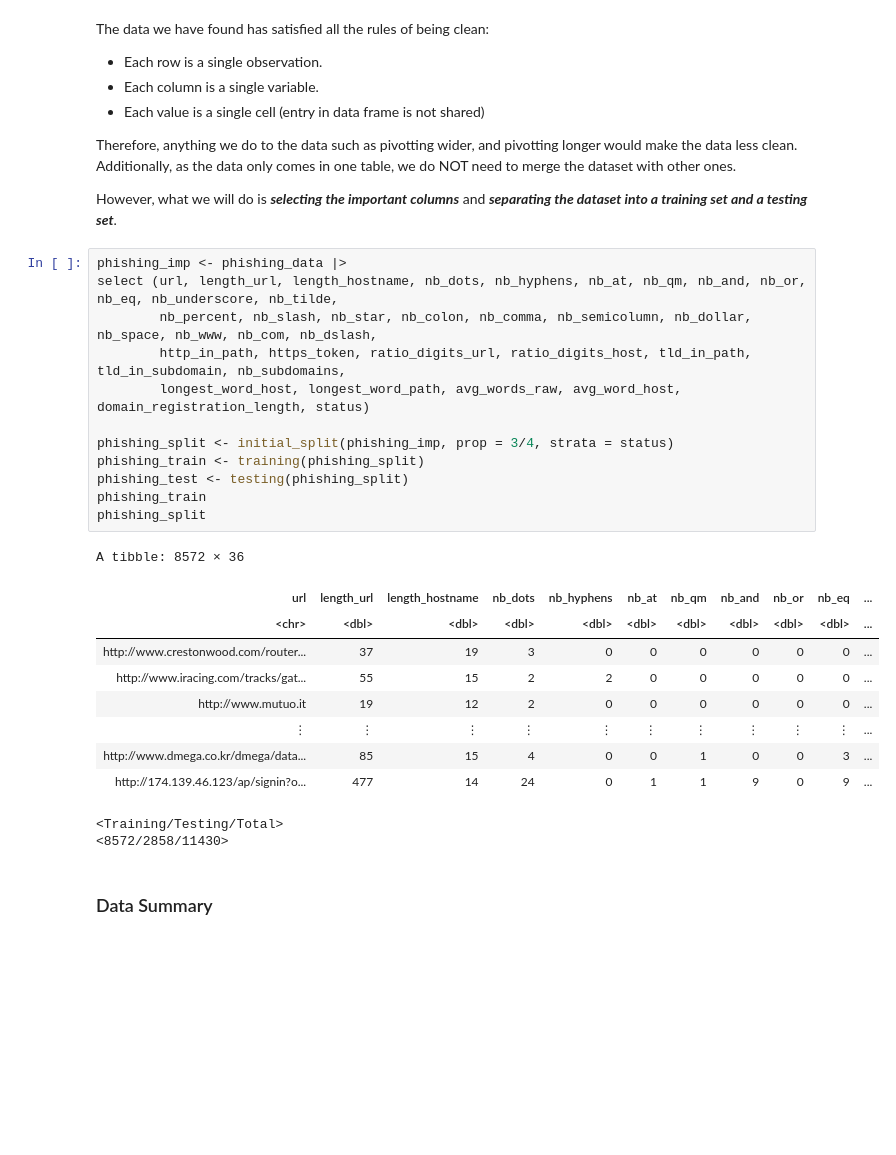
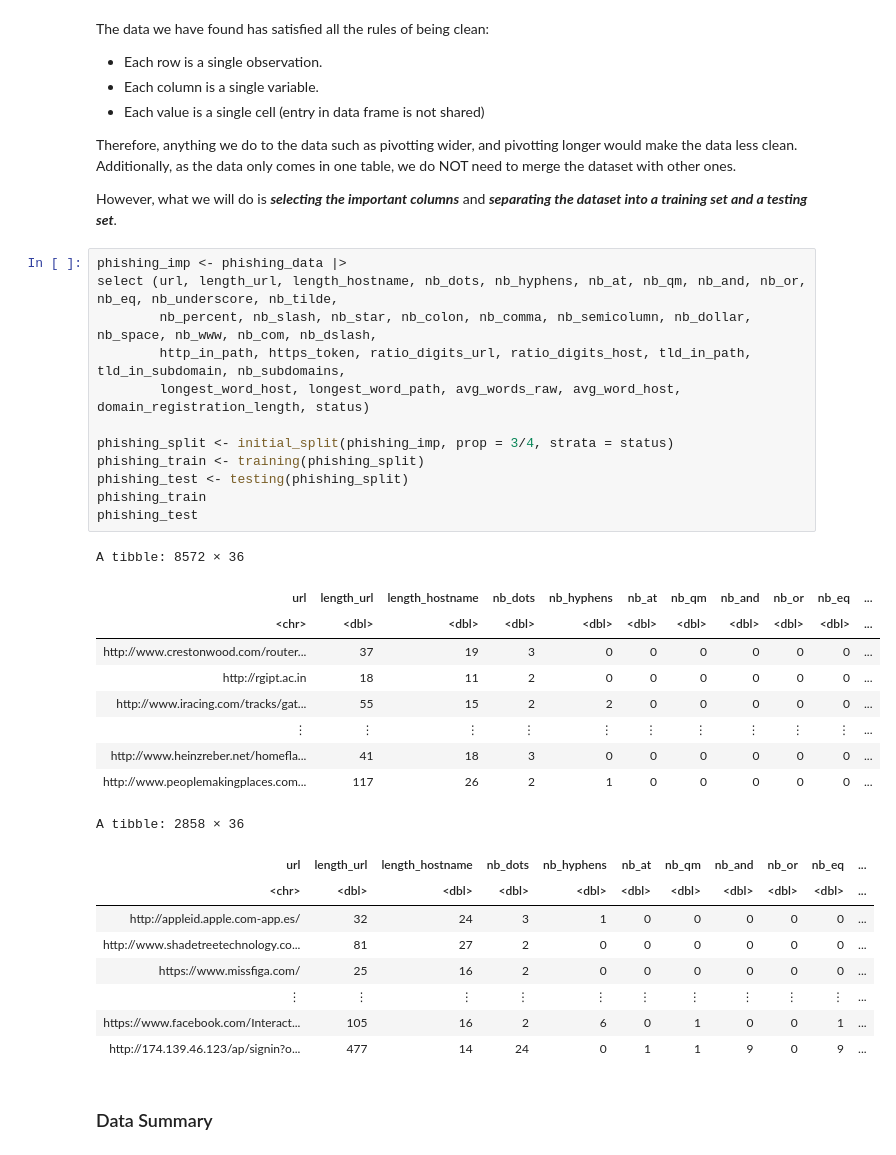
Before and after one commit to BriHan-Tech/phishing-detection, a Jupyter notebook: Topic Proposal.ipynb, the cells around one changed output. Cells and saved outputs as stored; diff of their text form; blank space fills up the shorter version.

Commit message:
Start of Topic proposal
Splitting the data into training and testing sets.

```diff
--- a/Topic Proposal.ipynb
+++ b/Topic Proposal.ipynb
@@ -81,27 +81,34 @@ However, what we will do is ***selecting the important columns*** and ***separat
 # %%
 phishing_imp <- phishing_data |>
 select (url, length_url, length_hostname, nb_dots, nb_hyphens, nb_at, nb_qm, nb_and, nb_or, nb_eq, nb_underscore, nb_tilde,
         nb_percent, nb_slash, nb_star, nb_colon, nb_comma, nb_semicolumn, nb_dollar, nb_space, nb_www, nb_com, nb_dslash,
         http_in_path, https_token, ratio_digits_url, ratio_digits_host, tld_in_path, tld_in_subdomain, nb_subdomains,
         longest_word_host, longest_word_path, avg_words_raw, avg_word_host, domain_registration_length, status)
 
 phishing_split <- initial_split(phishing_imp, prop = 3/4, strata = status)
 phishing_train <- training(phishing_split)
 phishing_test <- testing(phishing_split)
 phishing_train
-phishing_split
+phishing_test
 # %% [output]
 A tibble: 8572 × 36
 | url | length_url | length_hostname | nb_dots | nb_hyphens | nb_at | nb_qm | nb_and | nb_or | nb_eq | ... |
 | <chr> | <dbl> | <dbl> | <dbl> | <dbl> | <dbl> | <dbl> | <dbl> | <dbl> | <dbl> | ... |
 | http://www.crestonwood.com/router... | 37 | 19 | 3 | 0 | 0 | 0 | 0 | 0 | 0 | ... |
+| http://rgipt.ac.in | 18 | 11 | 2 | 0 | 0 | 0 | 0 | 0 | 0 | ... |
 | http://www.iracing.com/tracks/gat... | 55 | 15 | 2 | 2 | 0 | 0 | 0 | 0 | 0 | ... |
-| http://www.mutuo.it | 19 | 12 | 2 | 0 | 0 | 0 | 0 | 0 | 0 | ... |
 | ⋮ | ⋮ | ⋮ | ⋮ | ⋮ | ⋮ | ⋮ | ⋮ | ⋮ | ⋮ | ... |
-| http://www.dmega.co.kr/dmega/data... | 85 | 15 | 4 | 0 | 0 | 1 | 0 | 0 | 3 | ... |
-| http://174.139.46.123/ap/signin?o... | 477 | 14 | 24 | 0 | 1 | 1 | 9 | 0 | 9 | ... |
+| http://www.heinzreber.net/homefla... | 41 | 18 | 3 | 0 | 0 | 0 | 0 | 0 | 0 | ... |
+| http://www.peoplemakingplaces.com... | 117 | 26 | 2 | 1 | 0 | 0 | 0 | 0 | 0 | ... |
-<Training/Testing/Total>
-<8572/2858/11430>
+A tibble: 2858 × 36
+| url | length_url | length_hostname | nb_dots | nb_hyphens | nb_at | nb_qm | nb_and | nb_or | nb_eq | ... |
+| <chr> | <dbl> | <dbl> | <dbl> | <dbl> | <dbl> | <dbl> | <dbl> | <dbl> | <dbl> | ... |
+| http://appleid.apple.com-app.es/ | 32 | 24 | 3 | 1 | 0 | 0 | 0 | 0 | 0 | ... |
+| http://www.shadetreetechnology.co... | 81 | 27 | 2 | 0 | 0 | 0 | 0 | 0 | 0 | ... |
+| https://www.missfiga.com/ | 25 | 16 | 2 | 0 | 0 | 0 | 0 | 0 | 0 | ... |
+| ⋮ | ⋮ | ⋮ | ⋮ | ⋮ | ⋮ | ⋮ | ⋮ | ⋮ | ⋮ | ... |
+| https://www.facebook.com/Interact... | 105 | 16 | 2 | 6 | 0 | 1 | 0 | 0 | 1 | ... |
+| http://174.139.46.123/ap/signin?o... | 477 | 14 | 24 | 0 | 1 | 1 | 9 | 0 | 9 | ... |
 # %% [markdown]
 ### Data Summary
 # %% [markdown]
```
